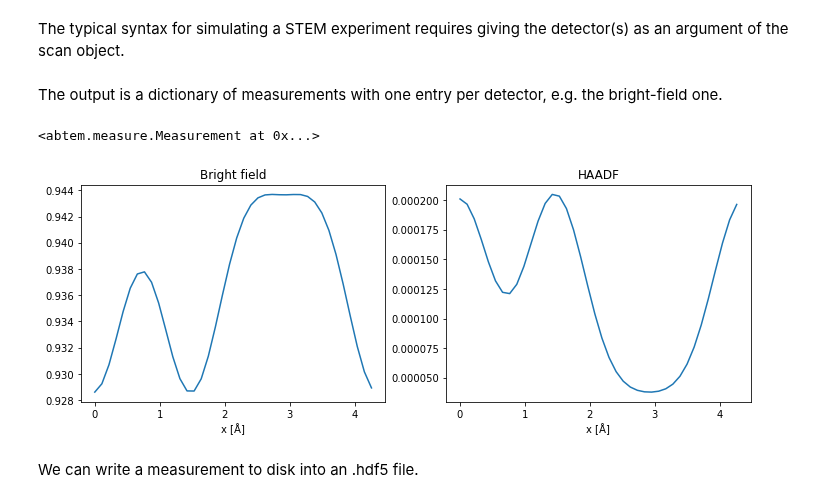
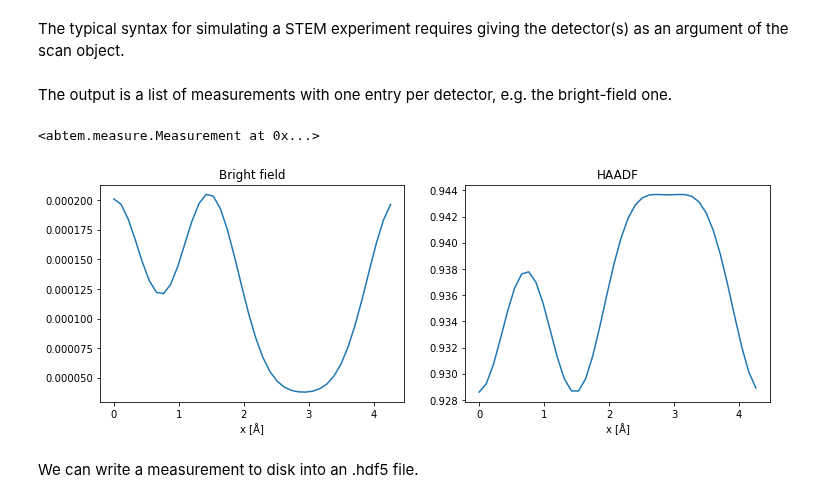
Before and after one commit to abTEM/abTEM, a Jupyter notebook: docs/source/walkthrough/06_scan_and_detect.ipynb, the cells around one changed output. Drawn from its saved outputs; the diff is of its cells as text; code cells hidden in the pictures.

Commit message:
Updated 06_scan_and_detect.ipynb to reflect new scan method

```diff
--- a/docs/source/walkthrough/06_scan_and_detect.ipynb
+++ b/docs/source/walkthrough/06_scan_and_detect.ipynb
@@ -57,5 +67,5 @@ The typical syntax for simulating a STEM experiment requires giving the detector
 # %%
 measurements = probe.scan(linescan, [haadf, bright], potential, pbar=True)
 # %% [markdown]
-The output is a dictionary of measurements with one entry per detector, e.g. the bright-field one.
+The output is a list of measurements with one entry per detector, e.g. the bright-field one.
 # %%
@@ -64,10 +74,10 @@ measurements[bright]
 <abtem.measure.Measurement at 0x...>
 # %%
 fig, (ax1, ax2) = plt.subplots(1,2, figsize=(12, 4))
-measurements[bright].show(ax=ax1, title='Bright field');
-measurements[haadf].show(ax=ax2, title='HAADF');
+measurements[0].show(ax=ax1, title='Bright field')
+measurements[1].show(ax=ax2, title='HAADF');
 # %% [output]
-[figure, old version]
+[figure, new version]
 # %% [markdown]
 We can write a measurement to disk into an .hdf5 file.
 # %%
```
Also changed, not shown: parts of 5 cells of this notebook.
